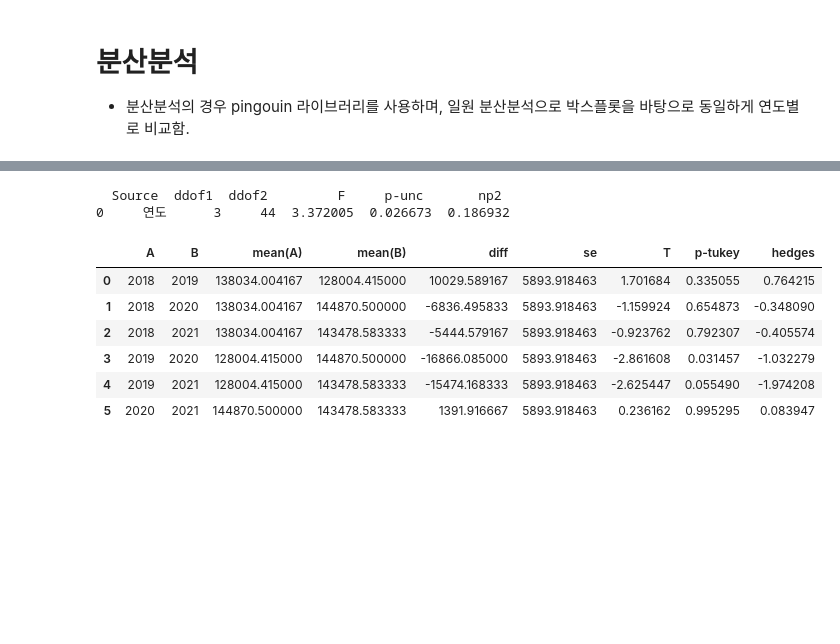
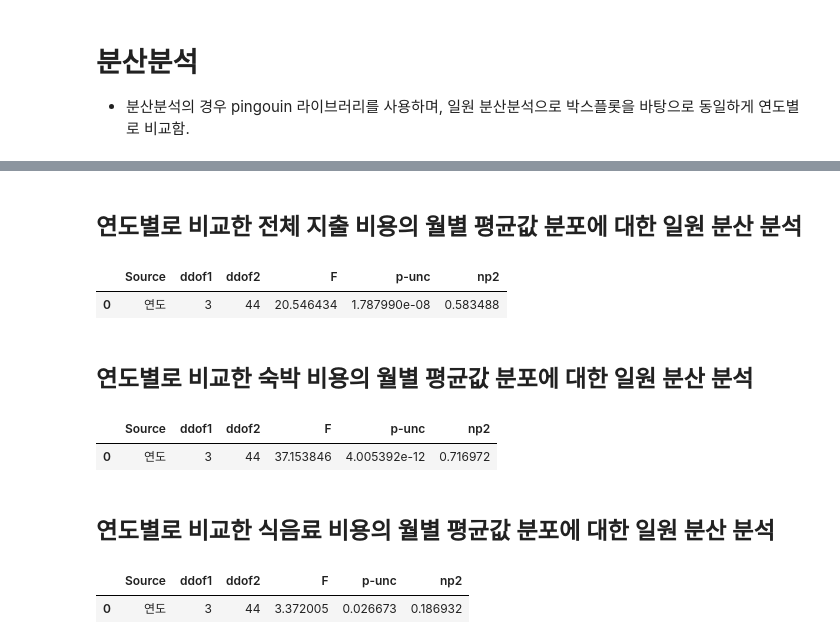
Before and after one commit to HaJeong-K/Jeju_project, a Jupyter notebook: 물가 전체 데이터.ipynb, the cells around one changed output, grey strips where cells are left out. Cells and saved outputs as stored; diff of their text form; code cells hidden in the pictures; blank space fills up the shorter version.

```diff
--- a/물가 전체 데이터.ipynb
+++ b/물가 전체 데이터.ipynb
@@ -3394,31 +3394,63 @@ Successfully installed littleutils-0.2.2 outdated-0.2.2 pandas-flavor-0.6.0 ping
+# %% [markdown]
+## 연도별로 비교한 전체 지출 비용의 월별 평균값 분포에 대한 일원 분산 분석
+# %%
+import pandas as pd
+import matplotlib.pyplot as plt
+import pingouin as pg
+%matplotlib inline
+
+total_cost_2018['연도'] = 2018
+total_cost_2019['연도'] = 2019
+total_cost_2020['연도'] = 2020
+total_cost_2021['연도'] = 2021
+
+merged_total = pd.concat(total_cost_comparison)
+merged_total['평균'] = pd.to_numeric(merged_total['평균'], errors='coerce')
+aov = pg.anova(dv='평균', between='연도', data=merged_total)
+
+aov
+# %% [output]
+|  | Source | ddof1 | ddof2 | F | p-unc | np2 |
+| 0 | 연도 | 3 | 44 | 20.546434 | 1.787990e-08 | 0.583488 |
+# %% [markdown]
+## 연도별로 비교한 숙박 비용의 월별 평균값 분포에 대한 일원 분산 분석
+# %%
+import pandas as pd
+import matplotlib.pyplot as plt
+import pingouin as pg
+%matplotlib inline
+
+accommodation_cost_2018['연도'] = 2018
+accommodation_cost_2019['연도'] = 2019
+accommodation_cost_2020['연도'] = 2020
+accommodation_cost_2021['연도'] = 2021
+
+merged_accommodation = pd.concat(accommodation_cost_comparison)
+merged_accommodation['평균'] = pd.to_numeric(merged_accommodation['평균'], errors='coerce')
+aov = pg.anova(dv='평균', between='연도', data=merged_accommodation)
+
+aov
+# %% [output]
+|  | Source | ddof1 | ddof2 | F | p-unc | np2 |
+| 0 | 연도 | 3 | 44 | 37.153846 | 4.005392e-12 | 0.716972 |
+# %% [markdown]
+## 연도별로 비교한 식음료 비용의 월별 평균값 분포에 대한 일원 분산 분석
 # %%
 import pandas as pd
 import matplotlib.pyplot as plt
 import pingouin as pg
+%matplotlib inline
 
 food_cost_2018['연도'] = 2018
 food_cost_2019['연도'] = 2019
 food_cost_2020['연도'] = 2020
 food_cost_2021['연도'] = 2021
 
-merged_data = pd.concat(food_cost_comparison)
-merged_data['평균'] = pd.to_numeric(merged_data['평균'], errors='coerce')
-aov = pg.anova(dv='평균', between='연도', data=merged_data)
+merged_food = pd.concat(food_cost_comparison)
+merged_food['평균'] = pd.to_numeric(merged_food['평균'], errors='coerce')
+aov = pg.anova(dv='평균', between='연도', data=merged_food)
 
-print(aov)
-
-pg.pairwise_tukey(data=merged_data, dv='평균', between='연도').to_excel('tukey_hsd.xlsx', engine='openpyxl')
-tukey_hsd = pd.read_excel('tukey_hsd.xlsx')
-tukey_hsd = tukey_hsd.drop(columns=['Unnamed: 0'])
-
-tukey_hsd
+aov
 # %% [output]
-  Source  ddof1  ddof2         F     p-unc       np2
-0     연도      3     44  3.372005  0.026673  0.186932
-|  | A | B | mean(A) | mean(B) | diff | se | T | p-tukey | hedges |
-| 0 | 2018 | 2019 | 138034.004167 | 128004.415000 | 10029.589167 | 5893.918463 | 1.701684 | 0.335055 | 0.764215 |
-| 1 | 2018 | 2020 | 138034.004167 | 144870.500000 | -6836.495833 | 5893.918463 | -1.159924 | 0.654873 | -0.348090 |
-| 2 | 2018 | 2021 | 138034.004167 | 143478.583333 | -5444.579167 | 5893.918463 | -0.923762 | 0.792307 | -0.405574 |
-| 3 | 2019 | 2020 | 128004.415000 | 144870.500000 | -16866.085000 | 5893.918463 | -2.861608 | 0.031457 | -1.032279 |
-| 4 | 2019 | 2021 | 128004.415000 | 143478.583333 | -15474.168333 | 5893.918463 | -2.625447 | 0.055490 | -1.974208 |
-| 5 | 2020 | 2021 | 144870.500000 | 143478.583333 | 1391.916667 | 5893.918463 | 0.236162 | 0.995295 | 0.083947 |
+|  | Source | ddof1 | ddof2 | F | p-unc | np2 |
+| 0 | 연도 | 3 | 44 | 3.372005 | 0.026673 | 0.186932 |
```
Also changed, not shown: parts of 24 cells of this notebook.
